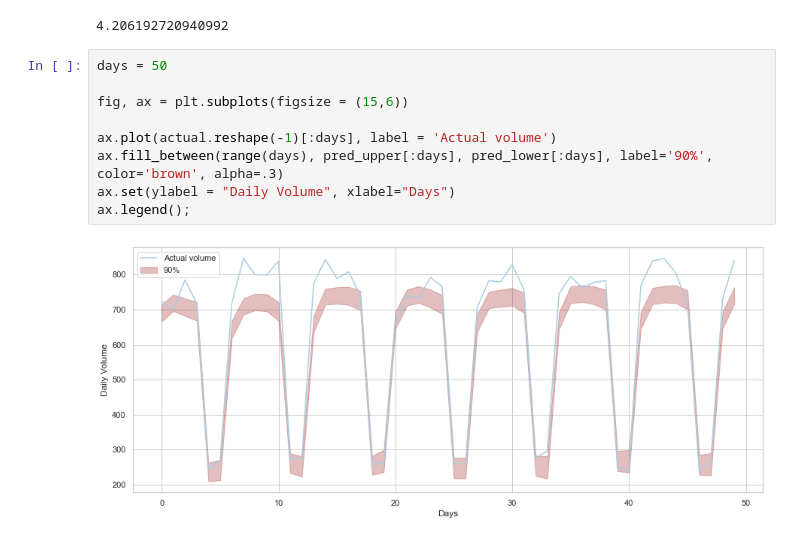
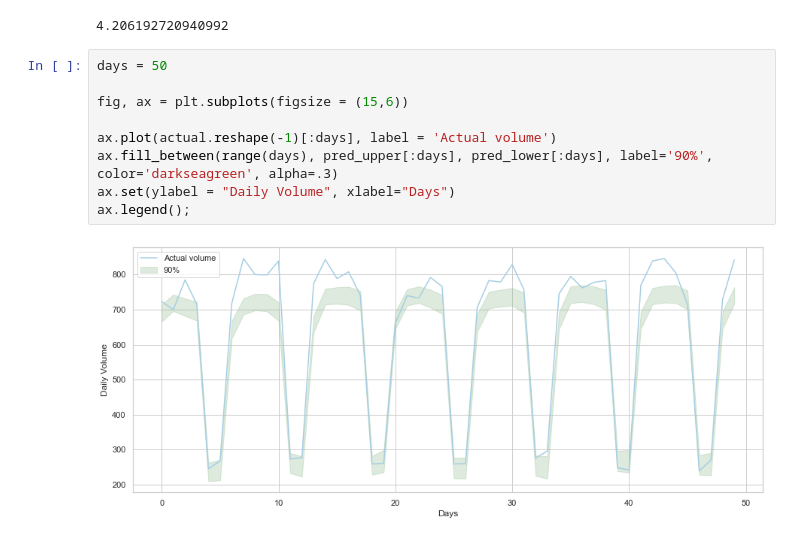
Before and after one commit to domagal9/classifymymeds, a Jupyter notebook: daily_volume.ipynb, the cells around one changed output. Cells and saved outputs as stored; diff of their text form.

Commit message:
Changed rnn plot color to prevent confusion.

```diff
--- a/daily_volume.ipynb
+++ b/daily_volume.ipynb
@@ -732,11 +732,11 @@ np.std(pred_upper-pred_lower)
 # %%
 days = 50
 
 fig, ax = plt.subplots(figsize = (15,6))
 
 ax.plot(actual.reshape(-1)[:days], label = 'Actual volume')
-ax.fill_between(range(days), pred_upper[:days], pred_lower[:days], label='90%', color='brown', alpha=.3)
+ax.fill_between(range(days), pred_upper[:days], pred_lower[:days], label='90%', color='darkseagreen', alpha=.3)
 ax.set(ylabel = "Daily Volume", xlabel="Days")
 ax.legend();
 # %% [output]
-[figure, old version]
+[figure, new version]
```
